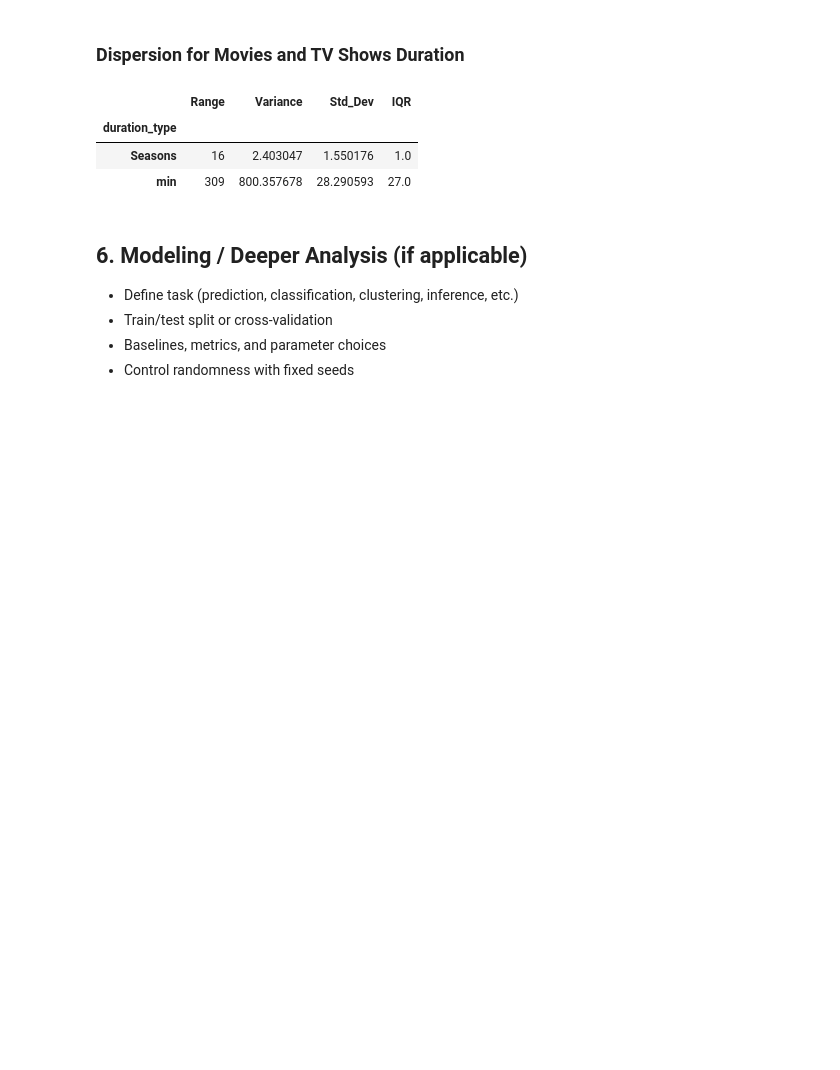
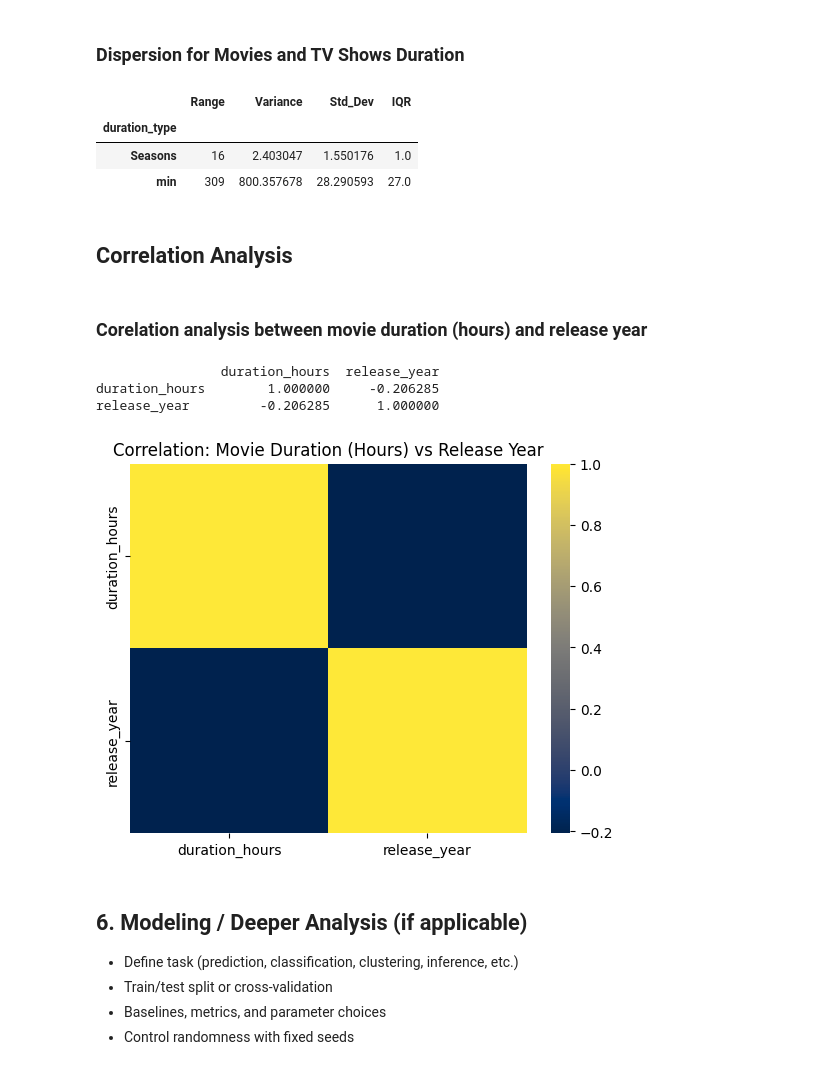
Before and after one commit to liya-eng/DSF_PROJECT, a Jupyter notebook: TT6L_G04_Notebook.ipynb, the cells around one changed output. Cells and saved outputs as stored; diff of their text form; code cells hidden in the pictures; blank space fills up the shorter version.

Commit message:
correlation

```diff
--- a/TT6L_G04_Notebook.ipynb
+++ b/TT6L_G04_Notebook.ipynb
@@ -389,6 +389,28 @@ summary
 | duration_type |  |  |  |  |
 | Seasons | 16 | 2.403047 | 1.550176 | 1.0 |
 | min | 309 | 800.357678 | 28.290593 | 27.0 |
+# %% [markdown]
+## Correlation Analysis
+# %% [markdown]
+### Corelation analysis between movie duration (hours) and release year
+# %%
+movies = netflix_cleaned[netflix_cleaned['duration_type'] == 'min']
+movies['duration_hours'] = movies['duration_value']/60
+
+# Correlation
+correlation = movies[['duration_hours', 'release_year']].corr()
+print(correlation)
+# %% [output]
+                duration_hours  release_year
+duration_hours        1.000000     -0.206285
+release_year         -0.206285      1.000000
+# %%
+sns.heatmap(correlation, cmap='cividis')
+
+plt.title("Movie Duration (Hours) vs Release Year Correlation")
+plt.show()
+# %% [output]
+[figure, added]
 # %% [markdown]
 ## 6. Modeling / Deeper Analysis (if applicable)
 - Define task (prediction, classification, clustering, inference, etc.)
```
